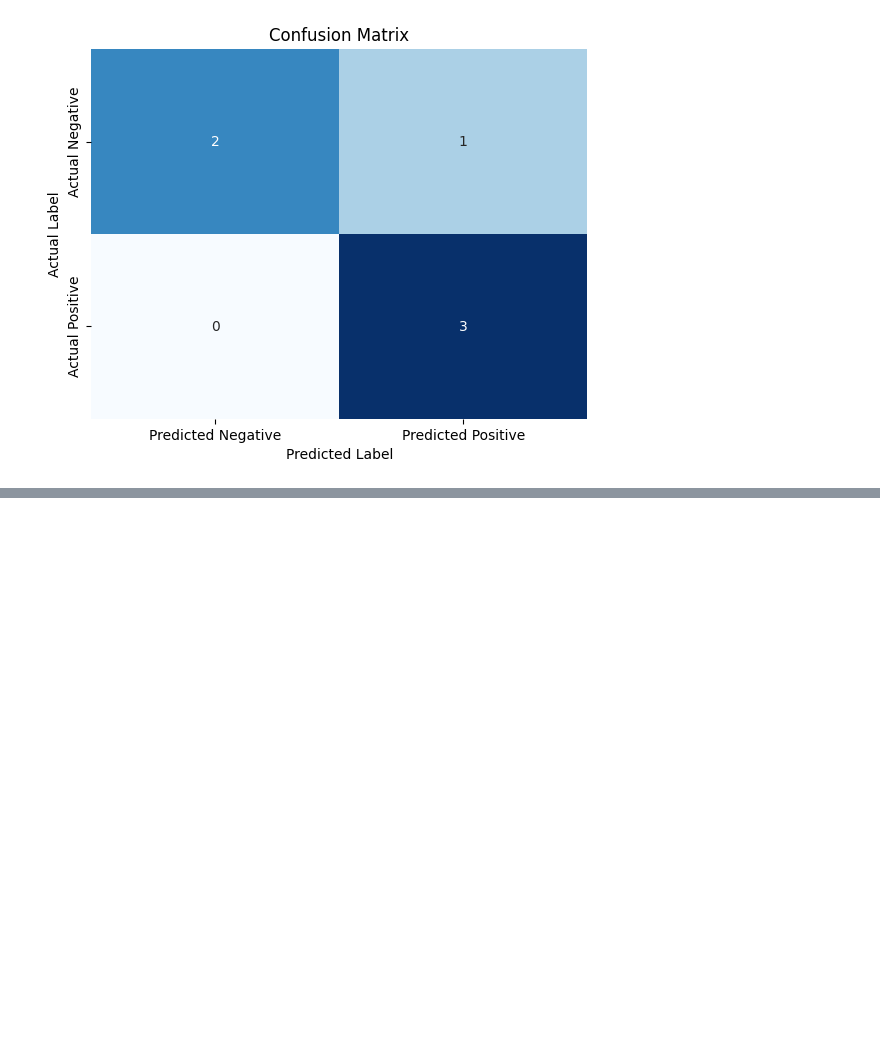
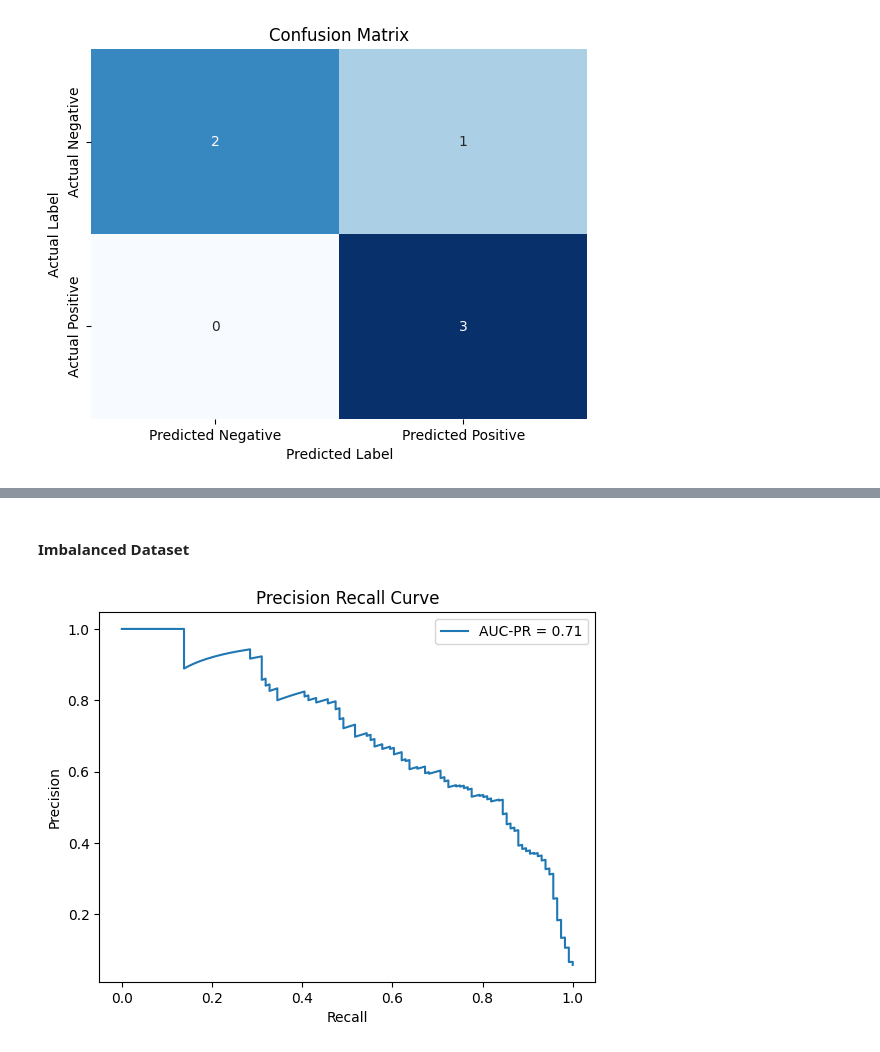
Before and after one commit to MonuSingh16/code-blogs-articles, a Jupyter notebook: confusion-matrix.ipynb, the cells around one changed output, grey strips where cells are left out. Cells and saved outputs as stored; diff of their text form; code cells hidden in the pictures; blank space fills up the shorter version.

```diff
--- a/confusion-matrix.ipynb
+++ b/confusion-matrix.ipynb
@@ -52,0 +103,37 @@ plt.show()
+# %% [markdown]
+#### Imbalanced Dataset
+# %%
+from sklearn.datasets import make_classification
+from sklearn.model_selection import train_test_split
+from sklearn.linear_model import LogisticRegression
+from sklearn.metrics import precision_recall_curve, auc
+import matplotlib.pyplot as plt
+
+# Generate synthetic dataset
+X, y = make_classification(n_samples=10000, n_features=20, n_classes=2, weights=[0.95, 0.05], random_state=42)
+
+# Split the dataset into training and testing sets
+X_train, X_test, y_train, y_test = train_test_split(X, y, test_size=0.2, random_state=42)
+
+# Train a logistic regression model
+lr_model = LogisticRegression()
+lr_model.fit(X_train, y_train)
+
+# Get predicted probabilities on the test set
+y_probs = lr_model.predict_proba(X_test)[:, 1]
+
+# Calculate precision and recall for different thresholds
+precision, recall, threshold = precision_recall_curve(y_test, y_probs)
+
+# Calculate AUC-PR
+auc_pr = auc(recall, precision)
+
+# Plot Precision-Recall curve
+plt.plot(recall, precision, label=f'AUC-PR = {auc_pr:.2f}')
+plt.xlabel('Recall')
+plt.ylabel('Precision')
+plt.title('Precision Recall Curve')
+plt.legend()
+plt.show()
+# %% [output]
+[figure, added]
```
Also changed, not shown: parts of 4 cells of this notebook.
